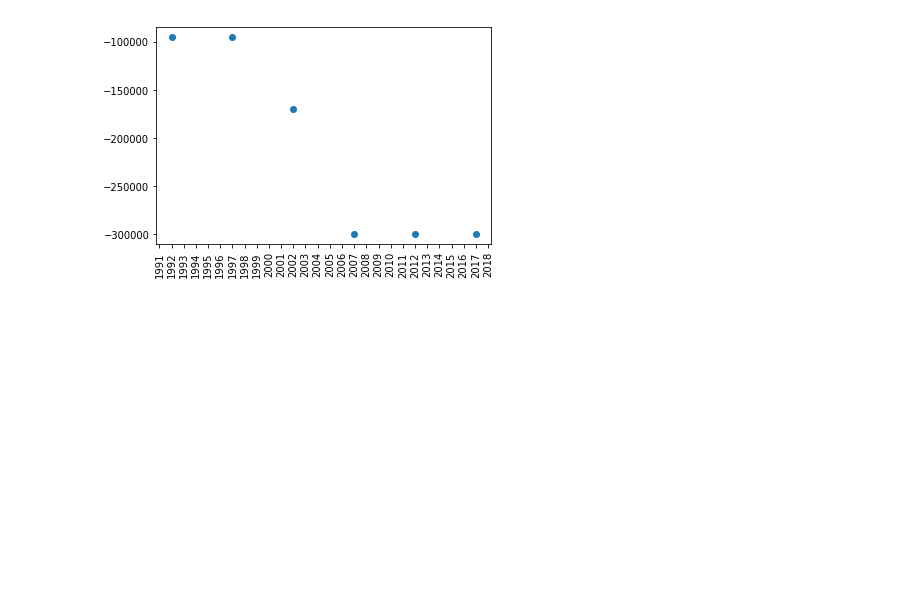
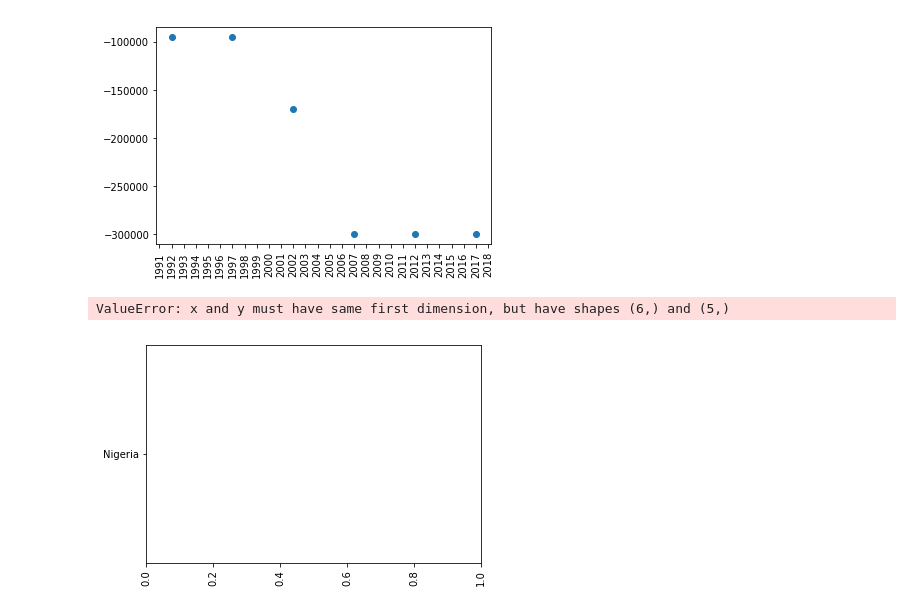
Before and after one commit to OmolaraAdisa/Omolara_capstone_project, a Jupyter notebook: Standard of living.ipynb, the cells around one changed output. Cells and saved outputs as stored; diff of their text form; code cells hidden in the pictures; blank space fills up the shorter version.

```diff
--- a/Standard of living.ipynb
+++ b/Standard of living.ipynb
@@ -321,3 +330,12 @@ plt.scatter(years, net_migration_Nigeria)
 # %% [output]
 <matplotlib.collections.PathCollection at 0x...>
 [figure]
+# %%
+years = np.array([1990, 1995, 2000, 2005, 2010, 2015 ])
+gdp = np.array(['Nigeria', 'Ghana', 'Benin', 'Uganda', 'Cameroon'])
+plt.xticks(rotation=90)
+plt.plot(years, gdp)
+plt.show()
+# %% [output]
+ValueError: x and y must have same first dimension, but have shapes (6,) and (5,)
+[figure, added]
```
Also changed, not shown: parts of 13 cells of this notebook.
